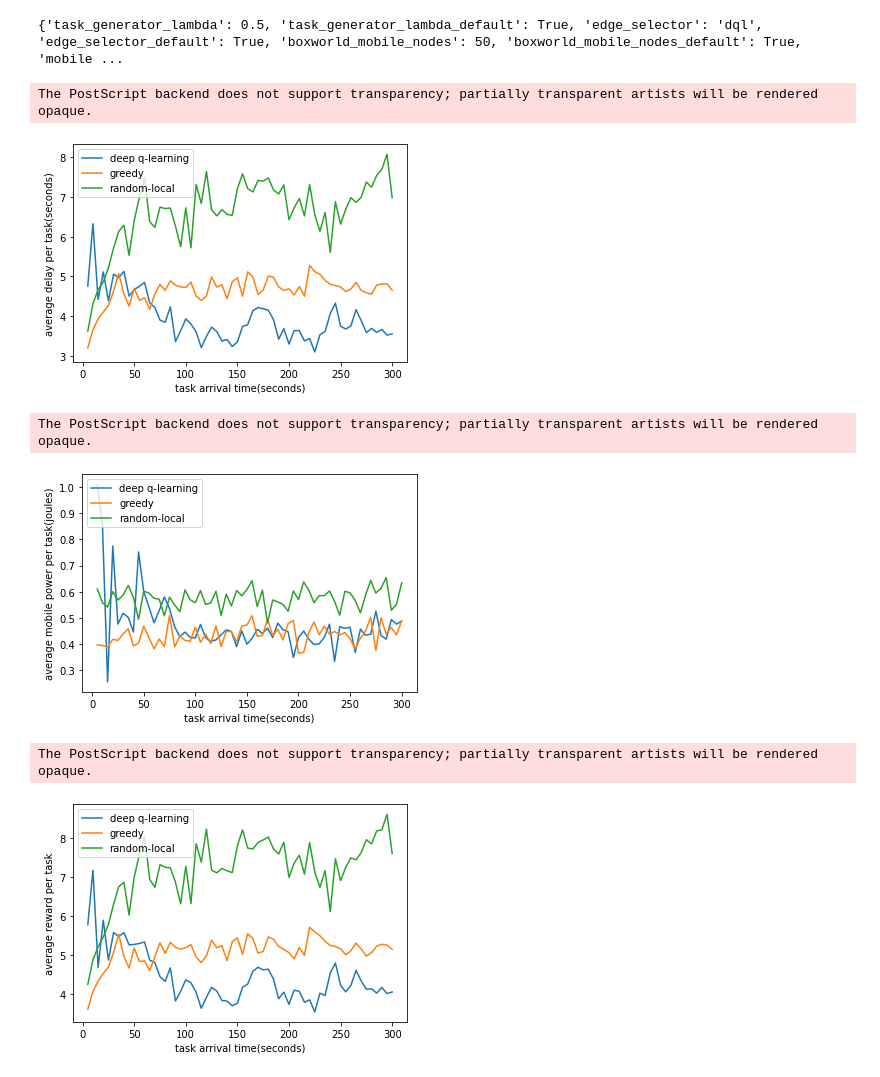
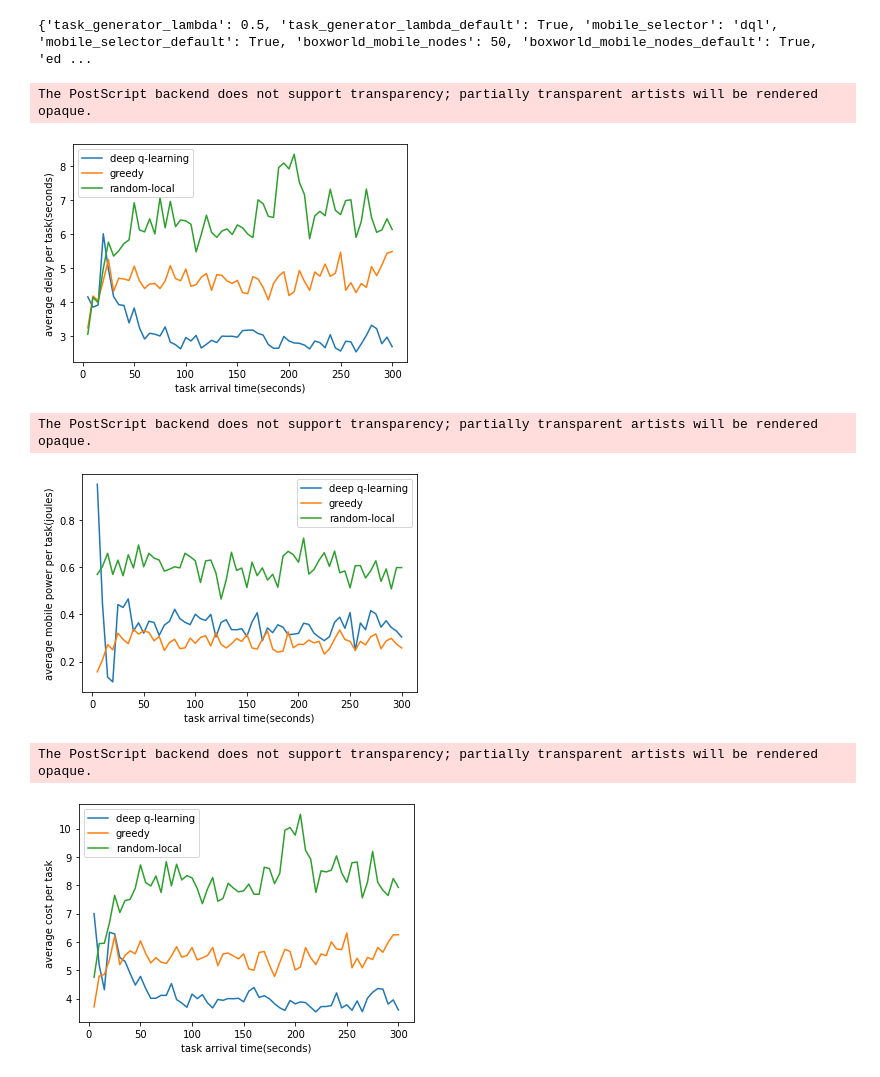
Before and after one commit to ahmadzendebudi/edge_simulation1, a Jupyter notebook: plots.ipynb, the cells around one changed output. Saved outputs shown, nothing was run; the diff lists cells and outputs as text; code cells hidden in the pictures.

```diff
--- a/plots.ipynb
+++ b/plots.ipynb
@@ -13,5 +13,3 @@ from simulator import Config
-# %%
-batchId = "A"
 # %%
 def loadDataframe(batchId: str) -> pd.DataFrame:
     reportMap = None
@@ -62,16 +60,16 @@ def loadDataframe(batchId: str) -> pd.DataFrame:
 
     return df
 # %%
-df = loadDataframe(batchId)
+df = loadDataframe("C")
 # %% [output]
-{'task_generator_lambda': 0.5, 'task_generator_lambda_default': True, 'edge_selector': 'dql', 'edge_selector_default': True, 'boxworld_mobile_nodes': 50, 'boxworld_mobile_nodes_default': True, 'mobile ...
+{'task_generator_lambda': 0.5, 'task_generator_lambda_default': True, 'mobile_selector': 'dql', 'mobile_selector_default': True, 'boxworld_mobile_nodes': 50, 'boxworld_mobile_nodes_default': True, 'ed ...
 # %%
 vairable_conditions = {
     "deep q-learning": (df["mobile_selector"] == "dql") & (df["edge_selector"] == "dql"),
     "greedy": (df["mobile_selector"] == "greedy") & (df["edge_selector"] == "greedy"),
     "random-local": (df["mobile_selector"] == "random") & (df["edge_selector"] == "local")
 }
-condition =  (df["boxworld_mobile_nodes"] == 75) & (df["task_generator_lambda"] == 0.75)
+condition =  (df["boxworld_mobile_nodes"] == 50) & (df["task_generator_lambda"] == 0.75)
 graphs = {}
 for key, value in vairable_conditions.items():
     item_condition = condition & value
@@ -89,39 +87,39 @@ plt.legend(graphs.keys(), loc='upper left')
 plt.savefig('plots/delay_all_methods.eps', format='eps')
 # %% [output]
 The PostScript backend does not support transparency; partially transparent artists will be rendered opaque.
-[figure, old version]
+[figure, new version]
 # %%
 vairable_conditions = {
     "deep q-learning": (df["mobile_selector"] == "dql") & (df["edge_selector"] == "dql"),
     "greedy": (df["mobile_selector"] == "greedy") & (df["edge_selector"] == "greedy"),
     "random-local": (df["mobile_selector"] == "random") & (df["edge_selector"] == "local")
 }
-condition =  (df["boxworld_mobile_nodes"] == 75) & (df["task_generator_lambda"] == 0.75)
+condition =  (df["boxworld_mobile_nodes"] == 50) & (df["task_generator_lambda"] == 0.75)
 graphs = {}
 for key, value in vairable_conditions.items():
     item_condition = condition & value
     data = df.loc[item_condition, ["power"]].groupby(
         pd.cut(df["arrival_time"], np.arange(0, 500, 5))).mean()
     data.index = pd.IntervalIndex(data.index.get_level_values('arrival_time')).right
     graphs[key] = data
 
 for key, data in graphs.items():
     plt.plot(data)
 
 plt.ylabel('average mobile power per task(joules)')
 plt.xlabel('task arrival time(seconds)')
-plt.legend(graphs.keys(), loc='upper left')
+plt.legend(graphs.keys(), loc='upper right')
 plt.savefig('plots/power_all_methods.eps', format='eps')
 # %% [output]
 The PostScript backend does not support transparency; partially transparent artists will be rendered opaque.
-[figure, old version]
+[figure, new version]
 # %%
 vairable_conditions = {
     "deep q-learning": (df["mobile_selector"] == "dql") & (df["edge_selector"] == "dql"),
     "greedy": (df["mobile_selector"] == "greedy") & (df["edge_selector"] == "greedy"),
     "random-local": (df["mobile_selector"] == "random") & (df["edge_selector"] == "local")
 }
-condition =  (df["boxworld_mobile_nodes"] == 75) & (df["task_generator_lambda"] == 0.75)
+condition =  (df["boxworld_mobile_nodes"] == 50) & (df["task_generator_lambda"] == 0.75)
 graphs = {}
 for key, value in vairable_conditions.items():
     item_condition = condition & value
@@ -133,13 +131,13 @@ for key, value in vairable_conditions.items():
 for key, data in graphs.items():
     plt.plot(data)
 
-plt.ylabel('average reward per task')
+plt.ylabel('average cost per task')
 plt.xlabel('task arrival time(seconds)')
 plt.legend(graphs.keys(), loc='upper left')
 plt.savefig('plots/reward_all_methods.eps', format='eps')
 # %% [output]
 The PostScript backend does not support transparency; partially transparent artists will be rendered opaque.
-[figure, old version]
+[figure, new version]
 # %%
 def barchartPlotter(values, valueLabels, classesLabel, yLabel, xLabel = None, legenLoc = None, savePath = None):
   labels = classesLabel
```
Also changed, not shown: parts of 7 cells of this notebook, 13 other files.
